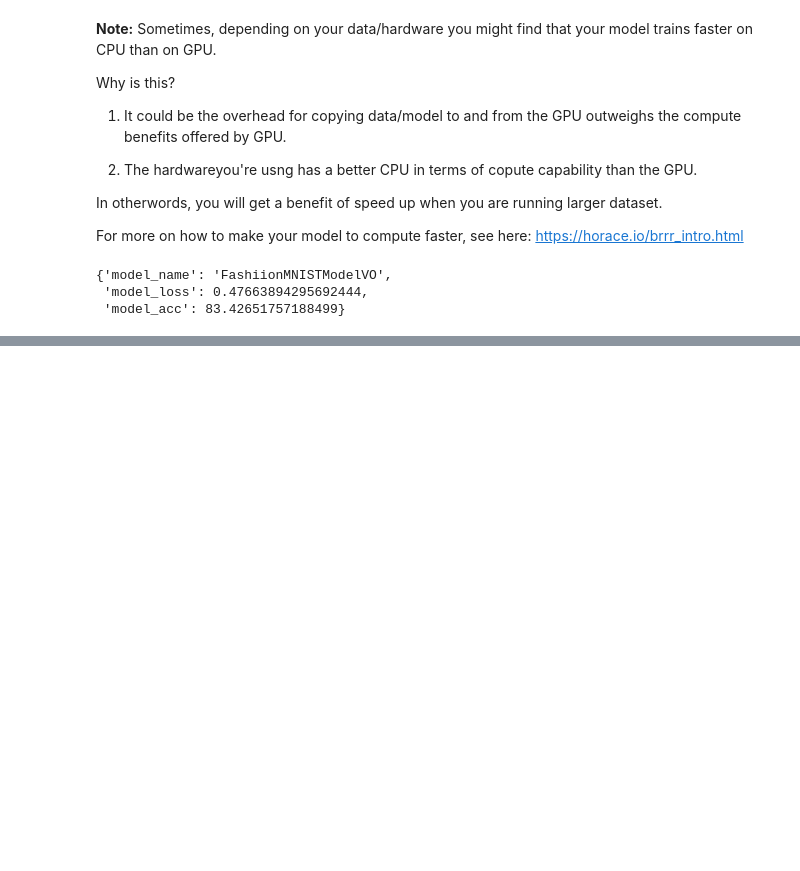
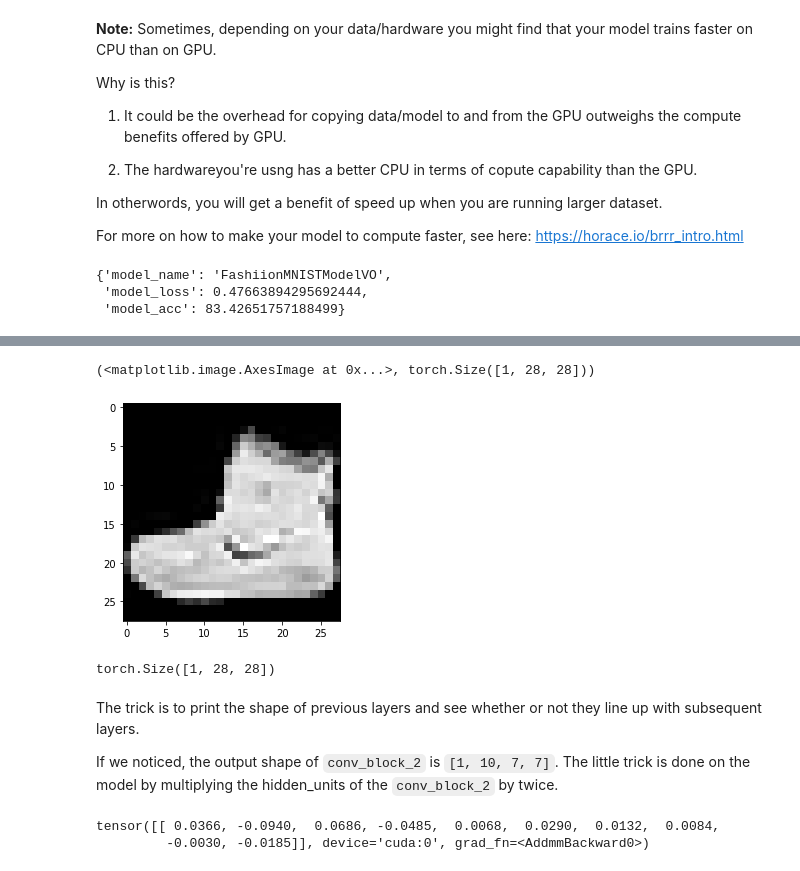
Before and after one commit to tincorpai/Deep_Learning_Pytorch, a Jupyter notebook: PyTorch_Computer_Vision.ipynb, the cells around one changed output, grey strips where cells are left out. Saved outputs shown, nothing was run; the diff lists cells and outputs as text; code cells hidden in the pictures; blank space fills up the shorter version.

```diff
--- a/PyTorch_Computer_Vision.ipynb
+++ b/PyTorch_Computer_Vision.ipynb
@@ -776,0 +911,21 @@ total_train_time_model_0
+# %%
+plt.imshow(image.squeeze(), cmap="gray"), image.shape
+# %% [output]
+(<matplotlib.image.AxesImage at 0x...>, torch.Size([1, 28, 28]))
+[figure, added]
+# %%
+#this is for testing
+rand_image_tensor = torch.randn(size=(1, 28, 28))
+rand_image_tensor.shape
+# %% [output]
+torch.Size([1, 28, 28])
+# %% [markdown]
+The trick is to print the shape of previous layers and see whether or not they line up with subsequent layers.
+
+If we noticed, the output shape of `conv_block_2` is `[1, 10, 7, 7]`. The little trick is done on the model by multiplying the hidden_units of the `conv_block_2` by  twice.
+# %%
+#pass image through model
+model_2(rand_image_tensor.unsqueeze(0).to(device))
+# %% [output]
+tensor([[ 0.0366, -0.0940,  0.0686, -0.0485,  0.0068,  0.0290,  0.0132,  0.0084,
+         -0.0030, -0.0185]], device='cuda:0', grad_fn=<AddmmBackward0>)
```
Also changed, not shown: parts of 42 cells of this notebook.
